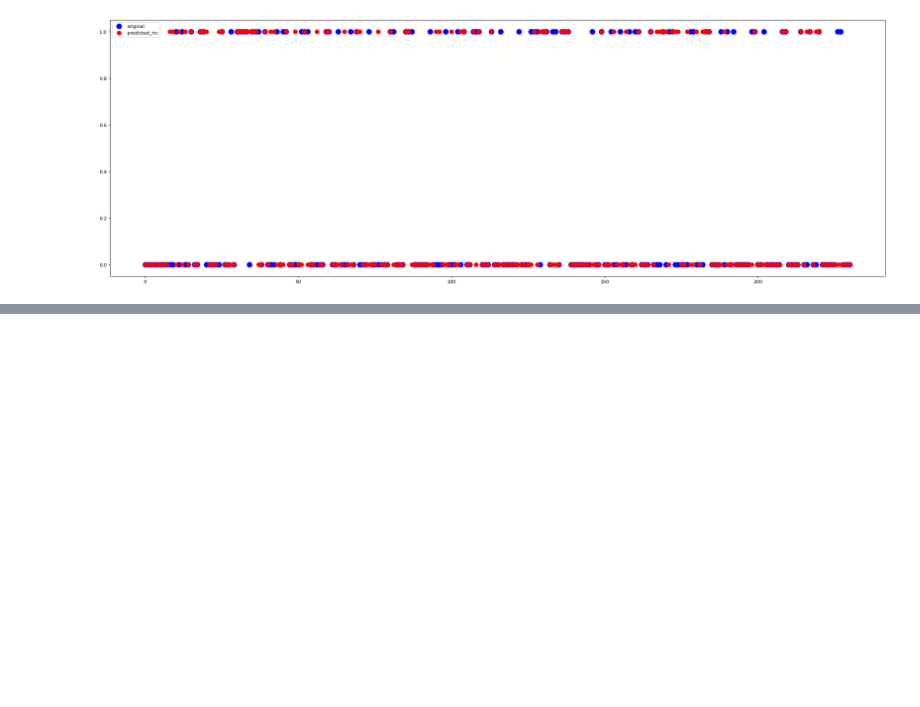
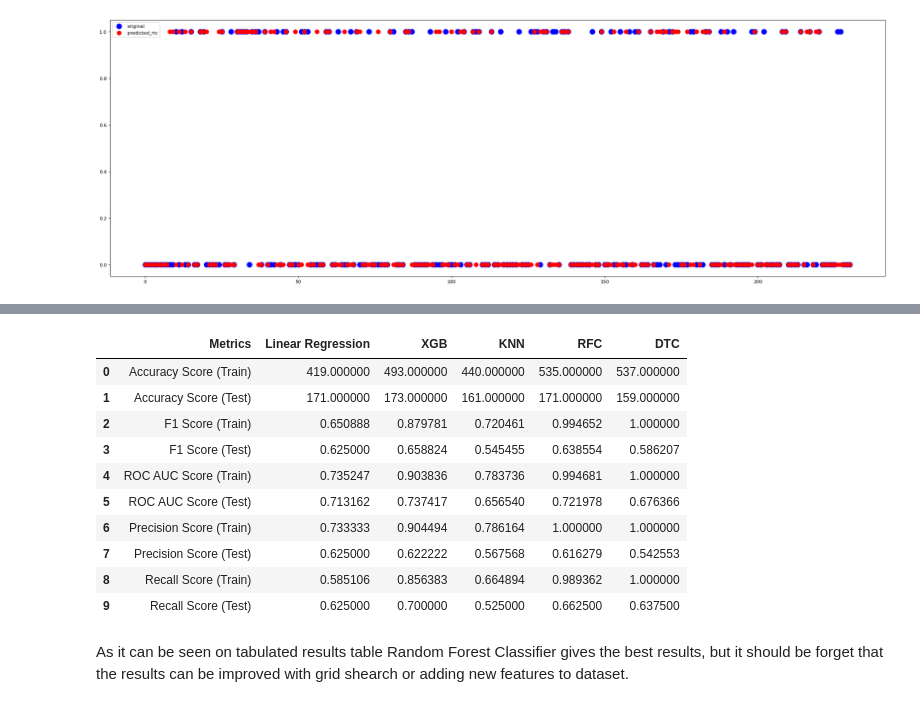
Before and after one commit to okanckaya/Pima-Indians-Diabetes-Prediction, a Jupyter notebook: Diabetes_Prediction.ipynb, the cells around one changed output, grey strips where cells are left out. Drawn from its saved outputs; the diff is of its cells as text; code cells hidden in the pictures; blank space fills up the shorter version.

```diff
--- a/Diabetes_Prediction.ipynb
+++ b/Diabetes_Prediction.ipynb
@@ -589,0 +588,37 @@ confusion_matrix_test:  [[107  44]
+# %%
+tabulated_results = pd.DataFrame({
+    'Metrics': ['Accuracy Score (Train)' , 'Accuracy Score (Test)' , 'F1 Score (Train)', 'F1 Score (Test)' ,
+              'ROC AUC Score (Train)' , 'ROC AUC Score (Test)' , 'Precision Score (Train)', 'Precision Score (Test)',
+              'Recall Score (Train)', 'Recall Score (Test)'],
+    'Linear Regression': [accuracy_score_train_lr, accuracy_score_test_lr, f1_score_train_lr, f1_score_test_lr,
+                          roc_auc_score_train_lr, roc_auc_score_test_lr, precision_score_train_lr, precision_score_test_lr,
+                          recall_score_train_lr, recall_score_test_lr],
+    'XGB': [accuracy_score_train_xgb, accuracy_score_test_xgb, f1_score_train_xgb, f1_score_test_xgb,
+            roc_auc_score_train_xgb, roc_auc_score_test_xgb, precision_score_train_xgb, precision_score_test_xgb,
+            recall_score_train_xgb, recall_score_test_xgb],
+    'KNN': [accuracy_score_train_knn, accuracy_score_test_knn, f1_score_train_knn, f1_score_test_knn,
+            roc_auc_score_train_knn, roc_auc_score_test_knn, precision_score_train_knn, precision_score_test_knn,
+            recall_score_train_knn, recall_score_test_knn],
+    'RFC': [accuracy_score_train_rfc, accuracy_score_test_rfc, f1_score_train_rfc, f1_score_test_rfc,
+            roc_auc_score_train_rfc, roc_auc_score_test_rfc, precision_score_train_rfc, precision_score_test_rfc,
+            recall_score_train_rfc, recall_score_test_rfc],
+    'DTC': [accuracy_score_train_dtc, accuracy_score_test_dtc, f1_score_train_dtc, f1_score_test_dtc,
+            roc_auc_score_train_dtc, roc_auc_score_test_dtc, precision_score_train_dtc, precision_score_test_dtc,
+            recall_score_train_dtc, recall_score_test_dtc],
+            })
+
+tabulated_results
+# %% [output]
+|  | Metrics | Linear Regression | XGB | KNN | RFC | DTC |
+| 0 | Accuracy Score (Train) | 419.000000 | 493.000000 | 440.000000 | 535.000000 | 537.000000 |
+| 1 | Accuracy Score (Test) | 171.000000 | 173.000000 | 161.000000 | 171.000000 | 159.000000 |
+| 2 | F1 Score (Train) | 0.650888 | 0.879781 | 0.720461 | 0.994652 | 1.000000 |
+| 3 | F1 Score (Test) | 0.625000 | 0.658824 | 0.545455 | 0.638554 | 0.586207 |
+| 4 | ROC AUC Score (Train) | 0.735247 | 0.903836 | 0.783736 | 0.994681 | 1.000000 |
+| 5 | ROC AUC Score (Test) | 0.713162 | 0.737417 | 0.656540 | 0.721978 | 0.676366 |
+| 6 | Precision Score (Train) | 0.733333 | 0.904494 | 0.786164 | 1.000000 | 1.000000 |
+| 7 | Precision Score (Test) | 0.625000 | 0.622222 | 0.567568 | 0.616279 | 0.542553 |
+| 8 | Recall Score (Train) | 0.585106 | 0.856383 | 0.664894 | 0.989362 | 1.000000 |
+| 9 | Recall Score (Test) | 0.625000 | 0.700000 | 0.525000 | 0.662500 | 0.637500 |
+# %% [markdown]
+As it can be seen on tabulated results table Random Forest Classifier gives the best results, but it should be forget that the results can be improved with grid shearch or adding new features to dataset.
```
Also changed, not shown: parts of 3 cells of this notebook.
